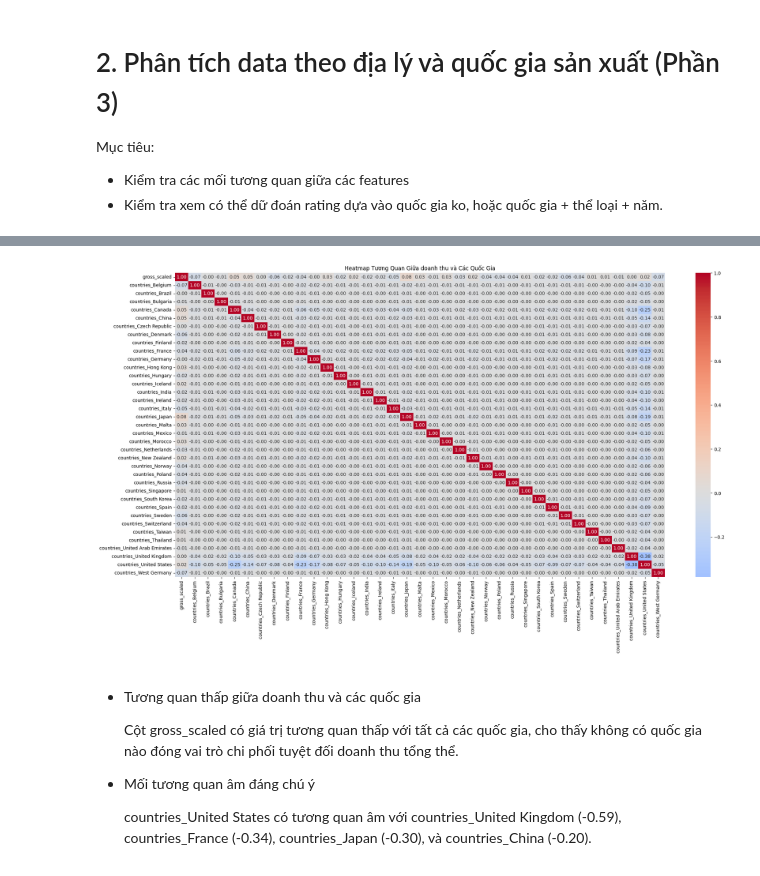
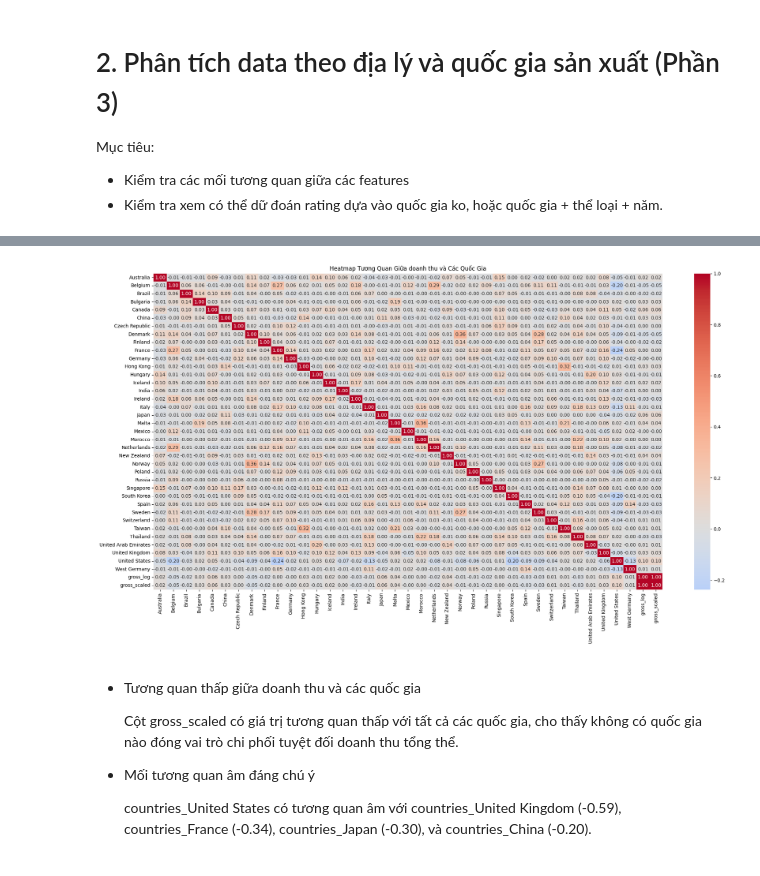
Before and after one commit to phuocnguyen2412/movie-analyst, a Jupyter notebook: Analyze_data_3_encode.ipynb, the cells around one changed output, grey strips where cells are left out. Cells and saved outputs as stored; diff of their text form; code cells hidden in the pictures.

Commit message:
analyze encoded

```diff
--- a/Analyze_data_3_encode.ipynb
+++ b/Analyze_data_3_encode.ipynb
@@ -86,15 +96,14 @@ df_encoded = pd.read_csv(encoded_file_path)
 # %%
 # Lọc chỉ các cột liên quan đến countries và rating
-country_columns = [col for col in df_encoded.columns if "countries_" in col]  # Các cột one-hot của countries
-selected_corr = df_encoded[["gross_scaled"] + country_columns].corr()
+selected_corr = df_encoded.drop(columns = ['rating', 'gross', 'release_date', 'type_encoded']).corr()
 
 # Vẽ heatmap tương quan chỉ với các quốc gia
 plt.figure(figsize=(24, 12))
 sns.heatmap(selected_corr, annot=True, fmt=".2f", cmap="coolwarm", center=0)
 plt.title("Heatmap Tương Quan Giữa doanh thu và Các Quốc Gia")
 plt.show()
 # %% [output]
-[figure, old version]
+[figure, new version]
 # %% [markdown]
 - Tương quan thấp giữa doanh thu và các quốc gia
 
```
Also changed, not shown: parts of 4 cells of this notebook, 2 other files.
